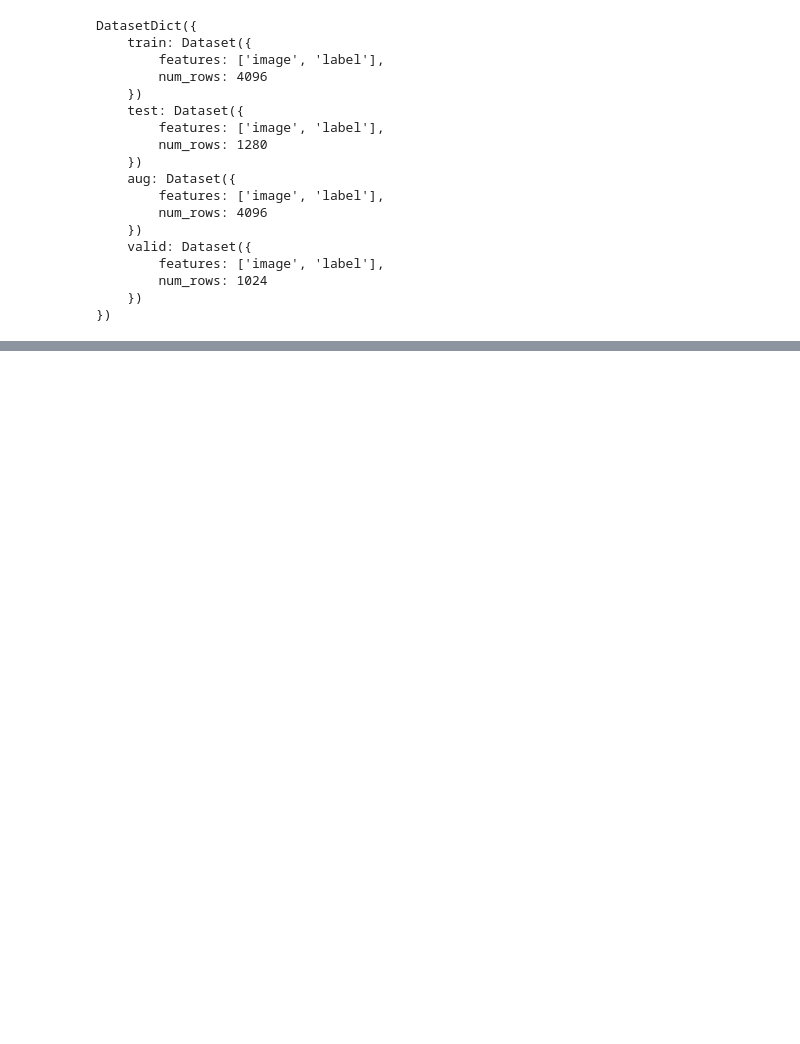
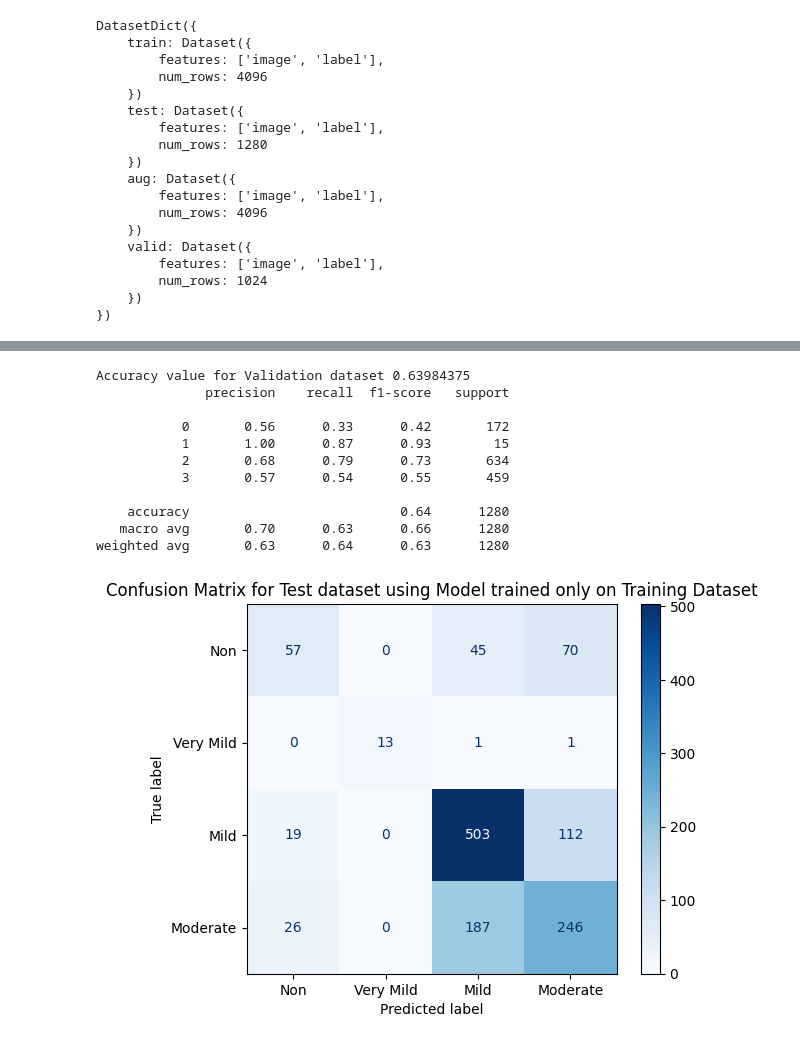
Before and after one commit to Newinacode/ML-Alzheimer-disease, a Jupyter notebook: logistic regression.ipynb, the cells around one changed output, grey strips where cells are left out. Saved outputs shown, nothing was run; the diff lists cells and outputs as text; code cells hidden in the pictures; blank space fills up the shorter version.

```diff
--- a/logistic regression.ipynb
+++ b/logistic regression.ipynb
@@ -393,4 +413,5 @@ test_X = []
 test_Y = []
 
 for i_t in test:
-    test_
+    test_X.append(i_t["image"])
+    test_Y.append(i_t["label"])
@@ -396,0 +449,25 @@ for i_t in test:
+# %%
+# creating PCA for test_X that was fitted using training+augment dataset
+test_aug_train_pca = new_pca.transform(test_X)
+
+test_aug_train_model = model_train_aug.predict(test_aug_train_pca)
+print("Accuracy value for Validation dataset", accuracy_score(test_Y, test_aug_train_model))
+print(classification_report(test_Y, test_aug_train_model))
+cm_test_2 = confusion_matrix(test_Y, test_aug_train_model)
+disp = ConfusionMatrixDisplay(confusion_matrix=cm_test_2, display_labels=["Non", "Very Mild", "Mild", "Moderate"])
+disp.plot(cmap=plt.cm.Blues)
+plt.title("Confusion Matrix for Test dataset using Model trained only on Training Dataset")
+plt.show()
+# %% [output]
+Accuracy value for Validation dataset 0.63984375
+              precision    recall  f1-score   support
+
+           0       0.56      0.33      0.42       172
+           1       1.00      0.87      0.93        15
+           2       0.68      0.79      0.73       634
+           3       0.57      0.54      0.55       459
+
+    accuracy                           0.64      1280
+   macro avg       0.70      0.63      0.66      1280
+weighted avg       0.63      0.64      0.63      1280
+[figure, added]
```
Also changed, not shown: parts of 20 cells of this notebook.
